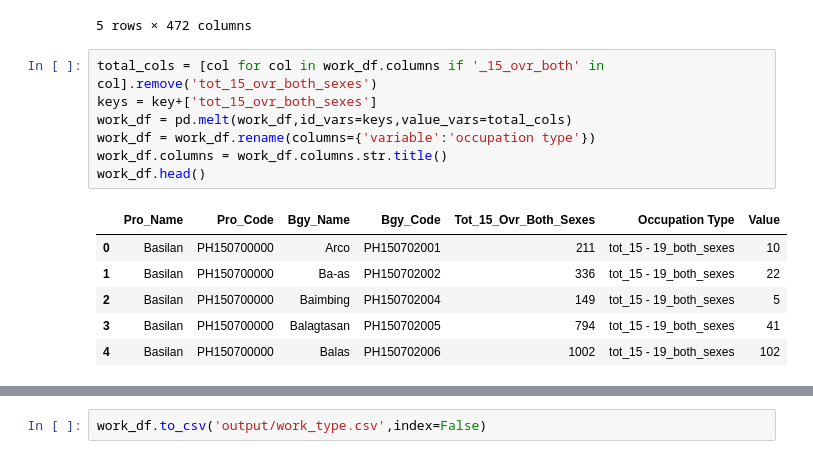
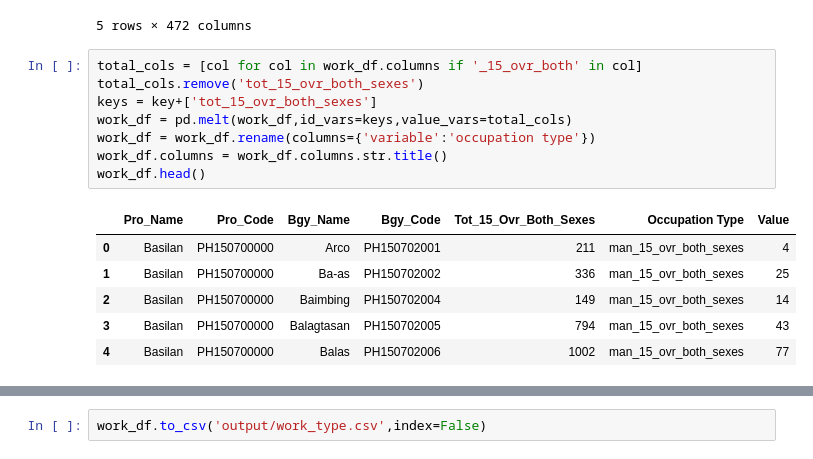
Before and after one commit to aldrinlambon/SAIV-BARMM, a Jupyter notebook: Data Preparation for Dashboard.ipynb, the cells around one changed output, grey strips where cells are left out. Saved outputs shown, nothing was run; the diff lists cells and outputs as text.

```diff
--- a/Data Preparation for Dashboard.ipynb
+++ b/Data Preparation for Dashboard.ipynb
@@ -210,16 +231,17 @@ work_df.head()
 | 4 | Balas | PH150702006 | 1002 | 102 | 156 | ... |
 5 rows × 472 columns
 # %%
-total_cols = [col for col in work_df.columns if '_15_ovr_both' in col].remove('tot_15_ovr_both_sexes')
+total_cols = [col for col in work_df.columns if '_15_ovr_both' in col]
+total_cols.remove('tot_15_ovr_both_sexes')
 keys = key+['tot_15_ovr_both_sexes']
 work_df = pd.melt(work_df,id_vars=keys,value_vars=total_cols)
 work_df = work_df.rename(columns={'variable':'occupation type'})
 work_df.columns = work_df.columns.str.title()
 work_df.head()
 # %% [output]
 |  | Pro_Name | Pro_Code | Bgy_Name | Bgy_Code | Tot_15_Ovr_Both_Sexes | Occupation Type | Value |
-| 0 | Basilan | PH150700000 | Arco | PH150702001 | 211 | tot_15 - 19_both_sexes | 10 |
-| 1 | Basilan | PH150700000 | Ba-as | PH150702002 | 336 | tot_15 - 19_both_sexes | 22 |
-| 2 | Basilan | PH150700000 | Baimbing | PH150702004 | 149 | tot_15 - 19_both_sexes | 5 |
-| 3 | Basilan | PH150700000 | Balagtasan | PH150702005 | 794 | tot_15 - 19_both_sexes | 41 |
-| 4 | Basilan | PH150700000 | Balas | PH150702006 | 1002 | tot_15 - 19_both_sexes | 102 |
+| 0 | Basilan | PH150700000 | Arco | PH150702001 | 211 | man_15_ovr_both_sexes | 4 |
+| 1 | Basilan | PH150700000 | Ba-as | PH150702002 | 336 | man_15_ovr_both_sexes | 25 |
+| 2 | Basilan | PH150700000 | Baimbing | PH150702004 | 149 | man_15_ovr_both_sexes | 14 |
+| 3 | Basilan | PH150700000 | Balagtasan | PH150702005 | 794 | man_15_ovr_both_sexes | 43 |
+| 4 | Basilan | PH150700000 | Balas | PH150702006 | 1002 | man_15_ovr_both_sexes | 77 |
```
Also changed, not shown: parts of 2 cells of this notebook.
